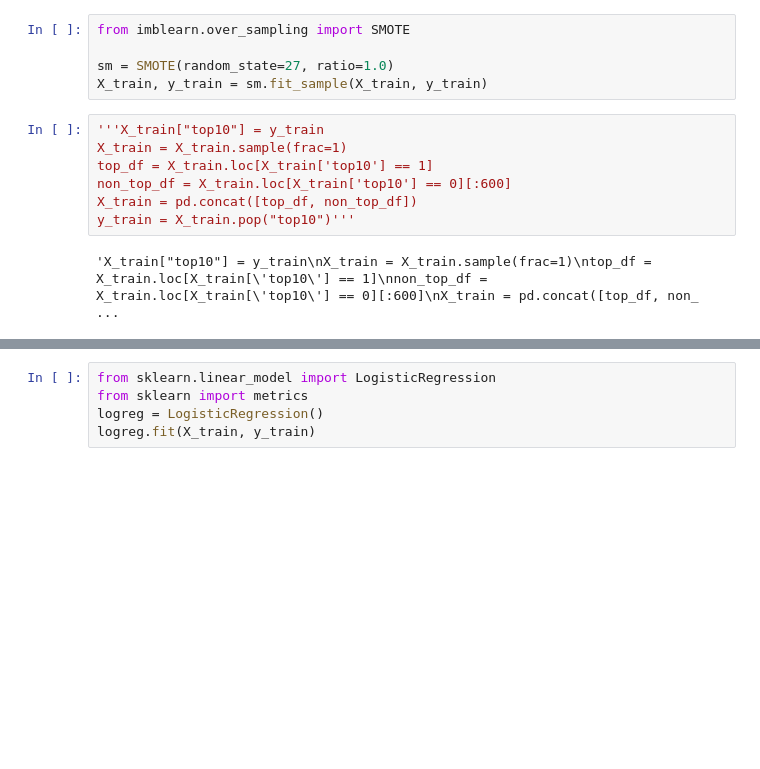
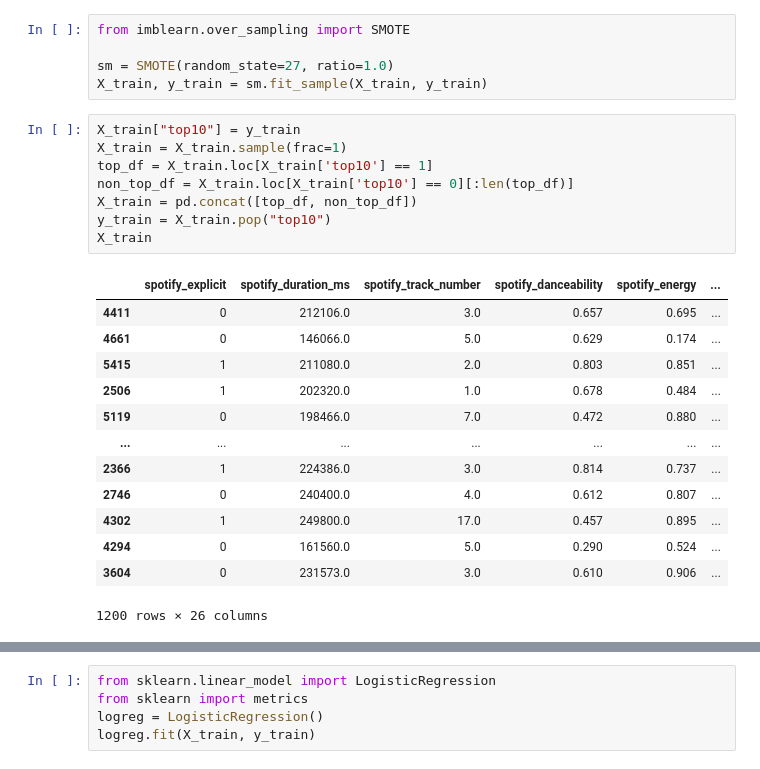
Before and after one commit to Weulass/Billboard-analytics, a Jupyter notebook: First Models.ipynb, the cells around one changed output, grey strips where cells are left out. Cells and saved outputs as stored; diff of their text form; blank space fills up the shorter version.

```diff
--- a/First Models.ipynb
+++ b/First Models.ipynb
@@ -238,11 +252,24 @@ from imblearn.over_sampling import SMOTE
 sm = SMOTE(random_state=27, ratio=1.0)
 X_train, y_train = sm.fit_sample(X_train, y_train)
 # %%
-'''X_train["top10"] = y_train
+X_train["top10"] = y_train
 X_train = X_train.sample(frac=1)
 top_df = X_train.loc[X_train['top10'] == 1]
-non_top_df = X_train.loc[X_train['top10'] == 0][:600]
+non_top_df = X_train.loc[X_train['top10'] == 0][:len(top_df)]
 X_train = pd.concat([top_df, non_top_df])
-y_train = X_train.pop("top10")'''
+y_train = X_train.pop("top10")
+X_train
 # %% [output]
+|  | spotify_explicit | spotify_duration_ms | spotify_track_number | spotify_danceability | spotify_energy | ... |
+| 4411 | 0 | 212106.0 | 3.0 | 0.657 | 0.695 | ... |
+| 4661 | 0 | 146066.0 | 5.0 | 0.629 | 0.174 | ... |
+| 5415 | 1 | 211080.0 | 2.0 | 0.803 | 0.851 | ... |
+| 2506 | 1 | 202320.0 | 1.0 | 0.678 | 0.484 | ... |
+| 5119 | 0 | 198466.0 | 7.0 | 0.472 | 0.880 | ... |
+| ... | ... | ... | ... | ... | ... | ... |
+| 2366 | 1 | 224386.0 | 3.0 | 0.814 | 0.737 | ... |
+| 2746 | 0 | 240400.0 | 4.0 | 0.612 | 0.807 | ... |
+| 4302 | 1 | 249800.0 | 17.0 | 0.457 | 0.895 | ... |
+| 4294 | 0 | 161560.0 | 5.0 | 0.290 | 0.524 | ... |
+| 3604 | 0 | 231573.0 | 3.0 | 0.610 | 0.906 | ... |
-'X_train["top10"] = y_train\nX_train = X_train.sample(frac=1)\ntop_df = X_train.loc[X_train[\'top10\'] == 1]\nnon_top_df = X_train.loc[X_train[\'top10\'] == 0][:600]\nX_train = pd.concat([top_df, non_ ...
+1200 rows × 26 columns
```
Also changed, not shown: parts of 10 cells of this notebook, 1 other file.
